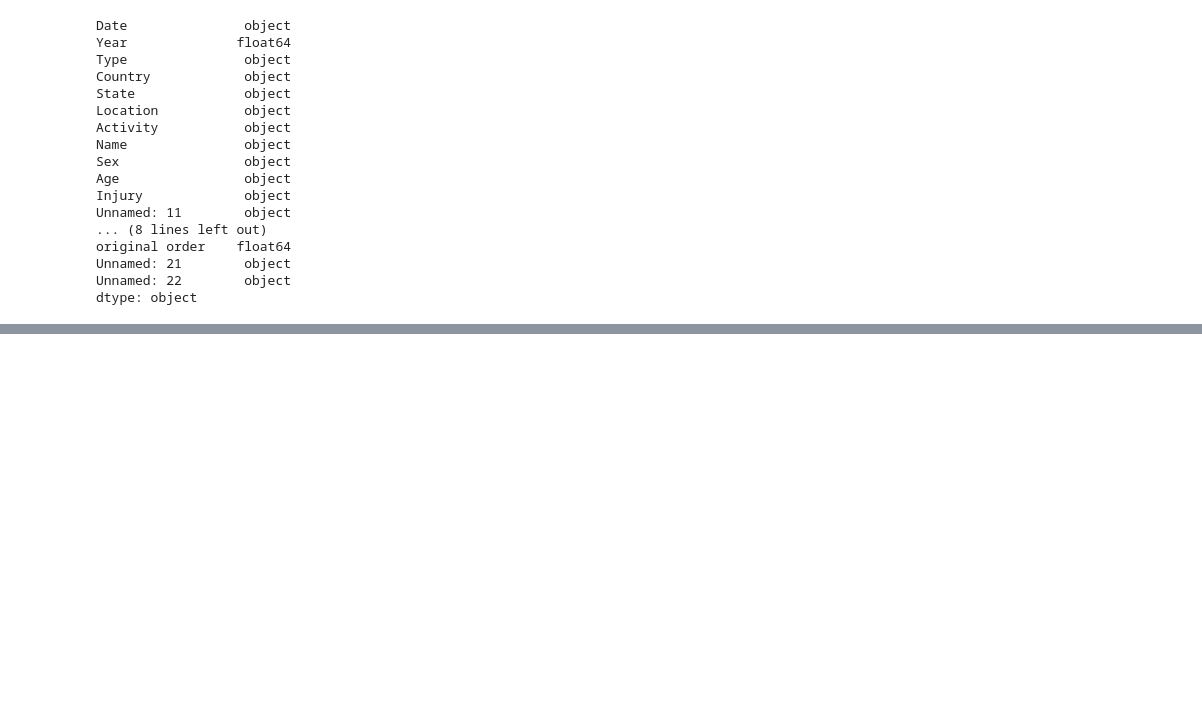
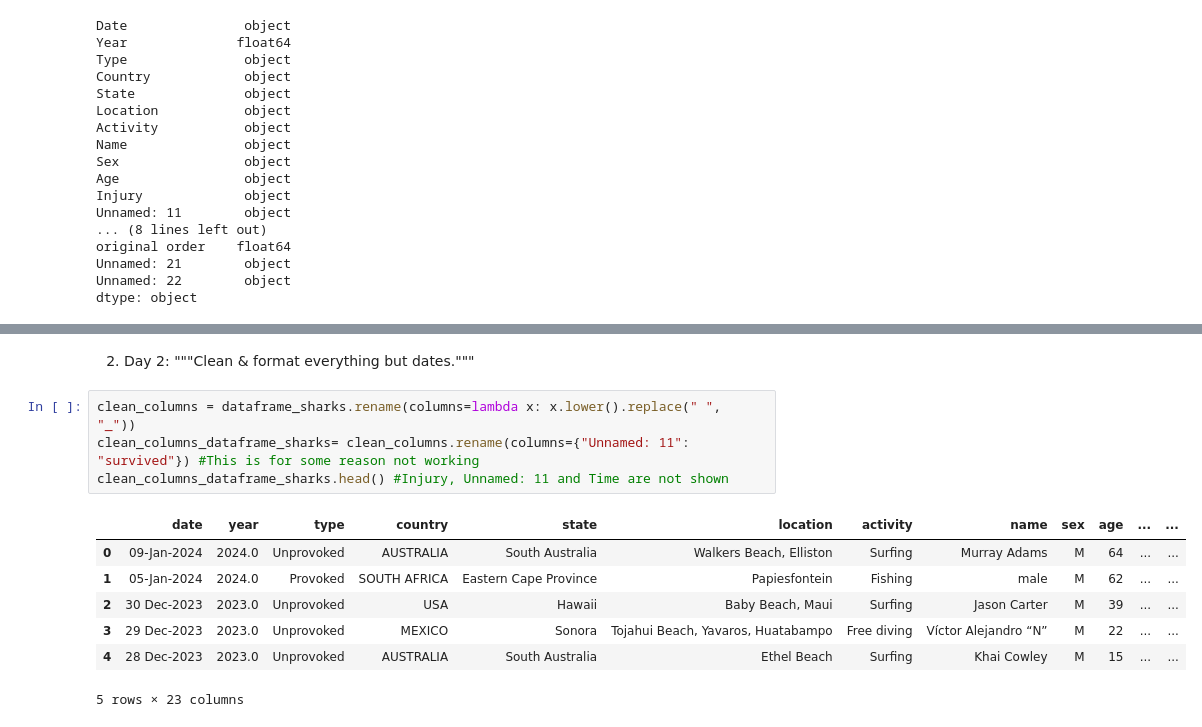
Before and after one commit to MiriinD/GitHub_Ironhack, a Jupyter notebook: Week 2/Quest_SharkAttacks.ipynb, the cells around one changed output, grey strips where cells are left out. Drawn from its saved outputs; the diff is of its cells as text; blank space fills up the shorter version.

```diff
--- a/Week 2/Quest_SharkAttacks.ipynb
+++ b/Week 2/Quest_SharkAttacks.ipynb
@@ -65,0 +151,14 @@ for column in dataframe_sharks.colums:
+# %% [markdown]
+2. Day 2: """Clean & format everything but dates."""
+# %%
+clean_columns = dataframe_sharks.rename(columns=lambda x: x.lower().replace(" ", "_"))
+clean_columns_dataframe_sharks= clean_columns.rename(columns={"Unnamed: 11": "survived"}) #This is for some reason not working
+clean_columns_dataframe_sharks.head() #Injury, Unnamed: 11 and Time are not shown
+# %% [output]
+|  | date | year | type | country | state | location | activity | name | sex | age | ... | ... |
+| 0 | 09-Jan-2024 | 2024.0 | Unprovoked | AUSTRALIA | South Australia | Walkers Beach, Elliston | Surfing | Murray Adams | M | 64 | ... | ... |
+| 1 | 05-Jan-2024 | 2024.0 | Provoked | SOUTH AFRICA | Eastern Cape Province | Papiesfontein | Fishing | male | M | 62 | ... | ... |
+| 2 | 30 Dec-2023 | 2023.0 | Unprovoked | USA | Hawaii | Baby Beach, Maui | Surfing | Jason Carter | M | 39 | ... | ... |
+| 3 | 29 Dec-2023 | 2023.0 | Unprovoked | MEXICO | Sonora | Tojahui Beach, Yavaros, Huatabampo | Free diving | Víctor Alejandro “N” | M | 22 | ... | ... |
+| 4 | 28 Dec-2023 | 2023.0 | Unprovoked | AUSTRALIA | South Australia | Ethel Beach | Surfing | Khai Cowley | M | 15 | ... | ... |
+5 rows × 23 columns
```
Also changed, not shown: parts of 14 cells of this notebook, 6 other files.
